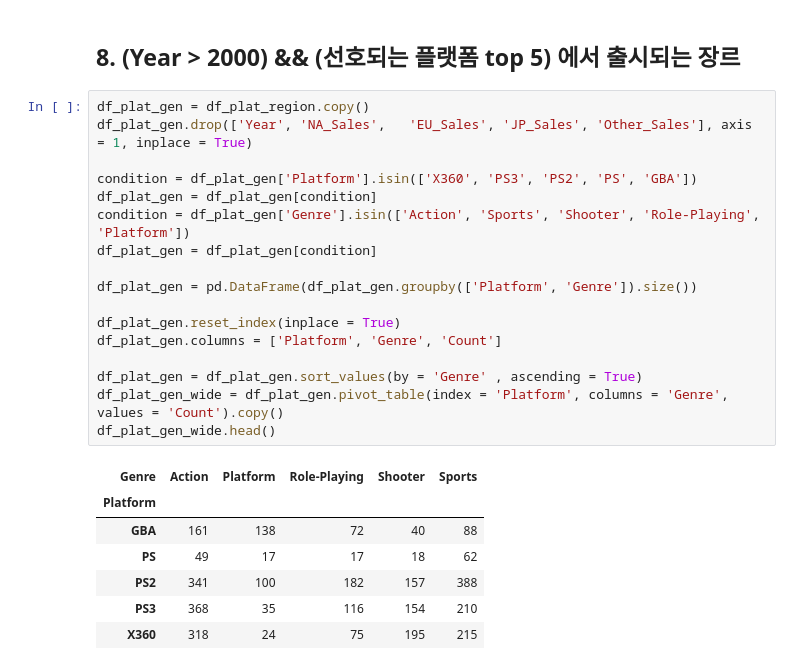
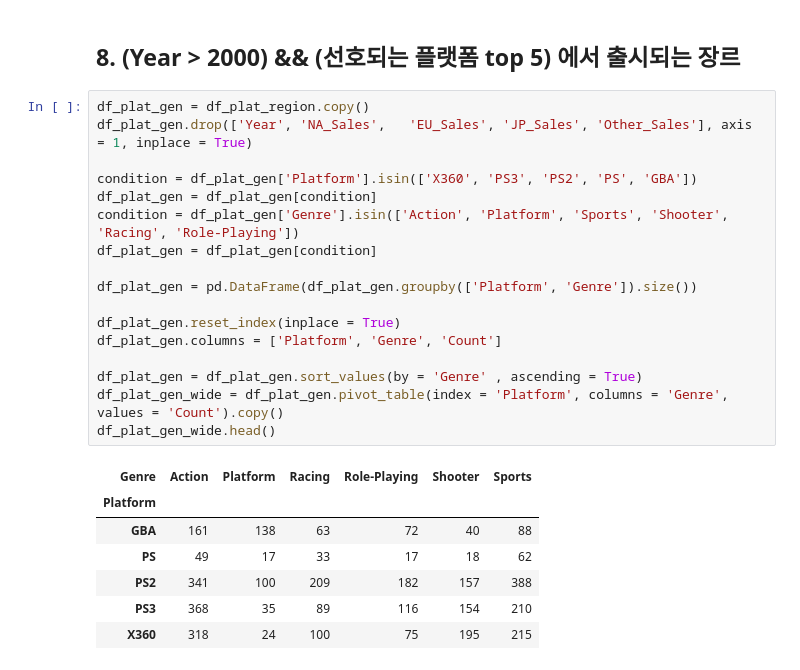
Before and after one commit to TimeKP/ds_project, a Jupyter notebook: AI_13_강다인_Section1.ipynb, the cells around one changed output. Cells and saved outputs as stored; diff of their text form.

```diff
--- a/AI_13_강다인_Section1.ipynb
+++ b/AI_13_강다인_Section1.ipynb
@@ -575,25 +575,25 @@ plt.show();
 # %%
 df_plat_gen = df_plat_region.copy()
 df_plat_gen.drop(['Year', 'NA_Sales',	'EU_Sales',	'JP_Sales',	'Other_Sales'], axis = 1, inplace = True)
 
 condition = df_plat_gen['Platform'].isin(['X360', 'PS3', 'PS2', 'PS', 'GBA'])
 df_plat_gen = df_plat_gen[condition]
-condition = df_plat_gen['Genre'].isin(['Action', 'Sports', 'Shooter', 'Role-Playing', 'Platform'])
+condition = df_plat_gen['Genre'].isin(['Action', 'Platform', 'Sports', 'Shooter', 'Racing', 'Role-Playing'])
 df_plat_gen = df_plat_gen[condition]
 
 df_plat_gen = pd.DataFrame(df_plat_gen.groupby(['Platform', 'Genre']).size())
 
 df_plat_gen.reset_index(inplace = True)
 df_plat_gen.columns = ['Platform', 'Genre', 'Count']
 
 df_plat_gen = df_plat_gen.sort_values(by = 'Genre' , ascending = True)
 df_plat_gen_wide = df_plat_gen.pivot_table(index = 'Platform', columns = 'Genre', values = 'Count').copy()
 df_plat_gen_wide.head()
 # %% [output]
-| Genre | Action | Platform | Role-Playing | Shooter | Sports |
-| Platform |  |  |  |  |  |
-| GBA | 161 | 138 | 72 | 40 | 88 |
-| PS | 49 | 17 | 17 | 18 | 62 |
-| PS2 | 341 | 100 | 182 | 157 | 388 |
-| PS3 | 368 | 35 | 116 | 154 | 210 |
-| X360 | 318 | 24 | 75 | 195 | 215 |
+| Genre | Action | Platform | Racing | Role-Playing | Shooter | Sports |
+| Platform |  |  |  |  |  |  |
+| GBA | 161 | 138 | 63 | 72 | 40 | 88 |
+| PS | 49 | 17 | 33 | 17 | 18 | 62 |
+| PS2 | 341 | 100 | 209 | 182 | 157 | 388 |
+| PS3 | 368 | 35 | 89 | 116 | 154 | 210 |
+| X360 | 318 | 24 | 100 | 75 | 195 | 215 |
```
Also changed, not shown: parts of 4 cells of this notebook.
